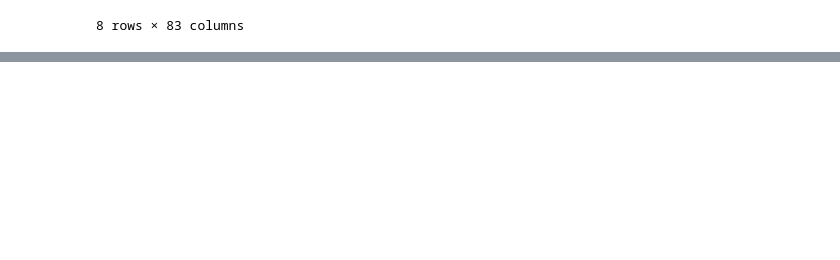
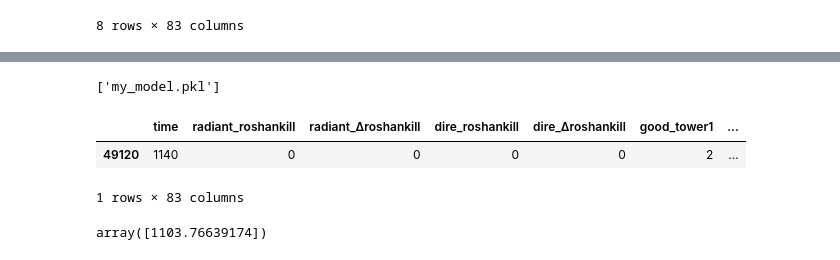
Before and after one commit to levchenkopavlo/AI, a Jupyter notebook: ДЗ9-lightgbm.ipynb, the cells around one changed output, grey strips where cells are left out. Drawn from its saved outputs; the diff is of its cells as text; code cells hidden in the pictures; blank space fills up the shorter version.

```diff
--- a/ДЗ9-lightgbm.ipynb
+++ b/ДЗ9-lightgbm.ipynb
@@ -174,0 +219,16 @@ all_metrics
+# %%
+import joblib
+joblib.dump(model, 'my_model.pkl')
+# %% [output]
+['my_model.pkl']
+# %%
+data = df.sample(1)
+data
+# %% [output]
+|  | time | radiant_roshankill | radiant_Δroshankill | dire_roshankill | dire_Δroshankill | good_tower1 | ... |
+| 49120 | 1140 | 0 | 0 | 0 | 0 | 2 | ... |
+1 rows × 83 columns
+# %%
+model.predict(data)
+# %% [output]
+array([1103.76639174])
```
Also changed, not shown: parts of 7 cells of this notebook.
